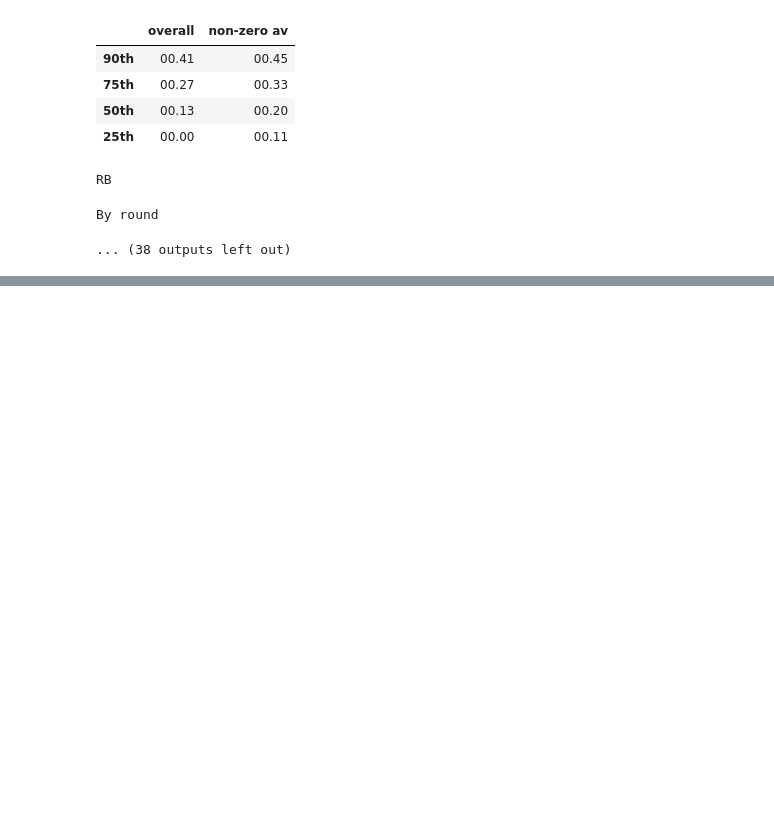
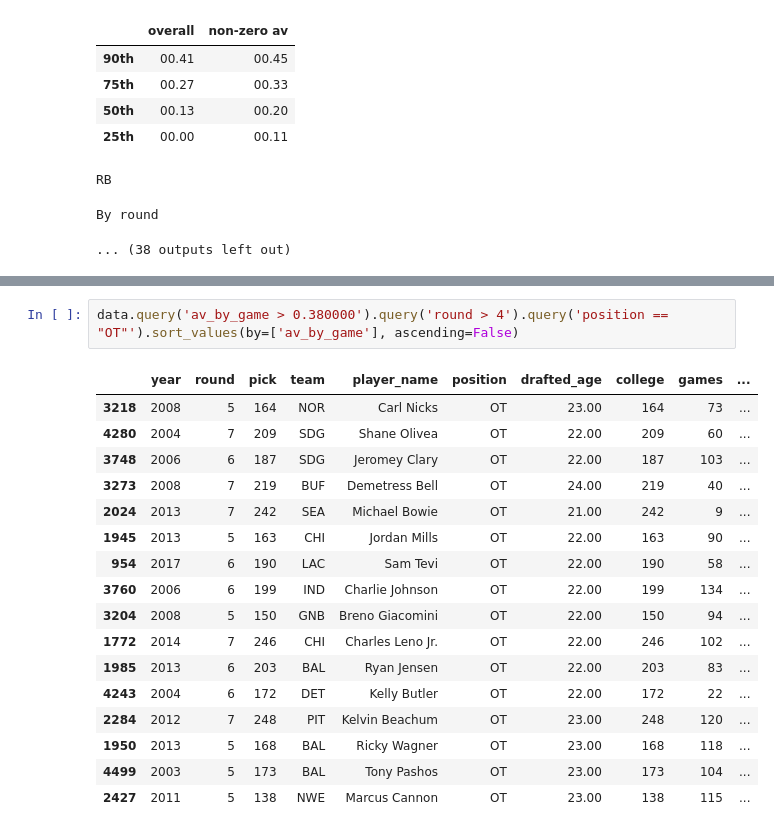
Before and after one commit to joaossmacedo/NFL-Draft-Scraper, a Jupyter notebook: nfl_draft_analysis.ipynb, the cells around one changed output, grey strips where cells are left out. Drawn from its saved outputs; the diff is of its cells as text; blank space fills up the shorter version.

```diff
--- a/nfl_draft_analysis.ipynb
+++ b/nfl_draft_analysis.ipynb
@@ -325,0 +366,20 @@ By round
+# %%
+data.query('av_by_game > 0.380000').query('round > 4').query('position == "OT"').sort_values(by=['av_by_game'], ascending=False)
+# %% [output]
+|  | year | round | pick | team | player_name | position | drafted_age | college | games | ... |
+| 3218 | 2008 | 5 | 164 | NOR | Carl Nicks | OT | 23.00 | 164 | 73 | ... |
+| 4280 | 2004 | 7 | 209 | SDG | Shane Olivea | OT | 22.00 | 209 | 60 | ... |
+| 3748 | 2006 | 6 | 187 | SDG | Jeromey Clary | OT | 22.00 | 187 | 103 | ... |
+| 3273 | 2008 | 7 | 219 | BUF | Demetress Bell | OT | 24.00 | 219 | 40 | ... |
+| 2024 | 2013 | 7 | 242 | SEA | Michael Bowie | OT | 21.00 | 242 | 9 | ... |
+| 1945 | 2013 | 5 | 163 | CHI | Jordan Mills | OT | 22.00 | 163 | 90 | ... |
+| 954 | 2017 | 6 | 190 | LAC | Sam Tevi | OT | 22.00 | 190 | 58 | ... |
+| 3760 | 2006 | 6 | 199 | IND | Charlie Johnson | OT | 22.00 | 199 | 134 | ... |
+| 3204 | 2008 | 5 | 150 | GNB | Breno Giacomini | OT | 22.00 | 150 | 94 | ... |
+| 1772 | 2014 | 7 | 246 | CHI | Charles Leno Jr. | OT | 22.00 | 246 | 102 | ... |
+| 1985 | 2013 | 6 | 203 | BAL | Ryan Jensen | OT | 22.00 | 203 | 83 | ... |
+| 4243 | 2004 | 6 | 172 | DET | Kelly Butler | OT | 22.00 | 172 | 22 | ... |
+| 2284 | 2012 | 7 | 248 | PIT | Kelvin Beachum | OT | 23.00 | 248 | 120 | ... |
+| 1950 | 2013 | 5 | 168 | BAL | Ricky Wagner | OT | 23.00 | 168 | 118 | ... |
+| 4499 | 2003 | 5 | 173 | BAL | Tony Pashos | OT | 23.00 | 173 | 104 | ... |
+| 2427 | 2011 | 5 | 138 | NWE | Marcus Cannon | OT | 23.00 | 138 | 115 | ... |
```
Also changed, not shown: parts of 5 cells of this notebook.
